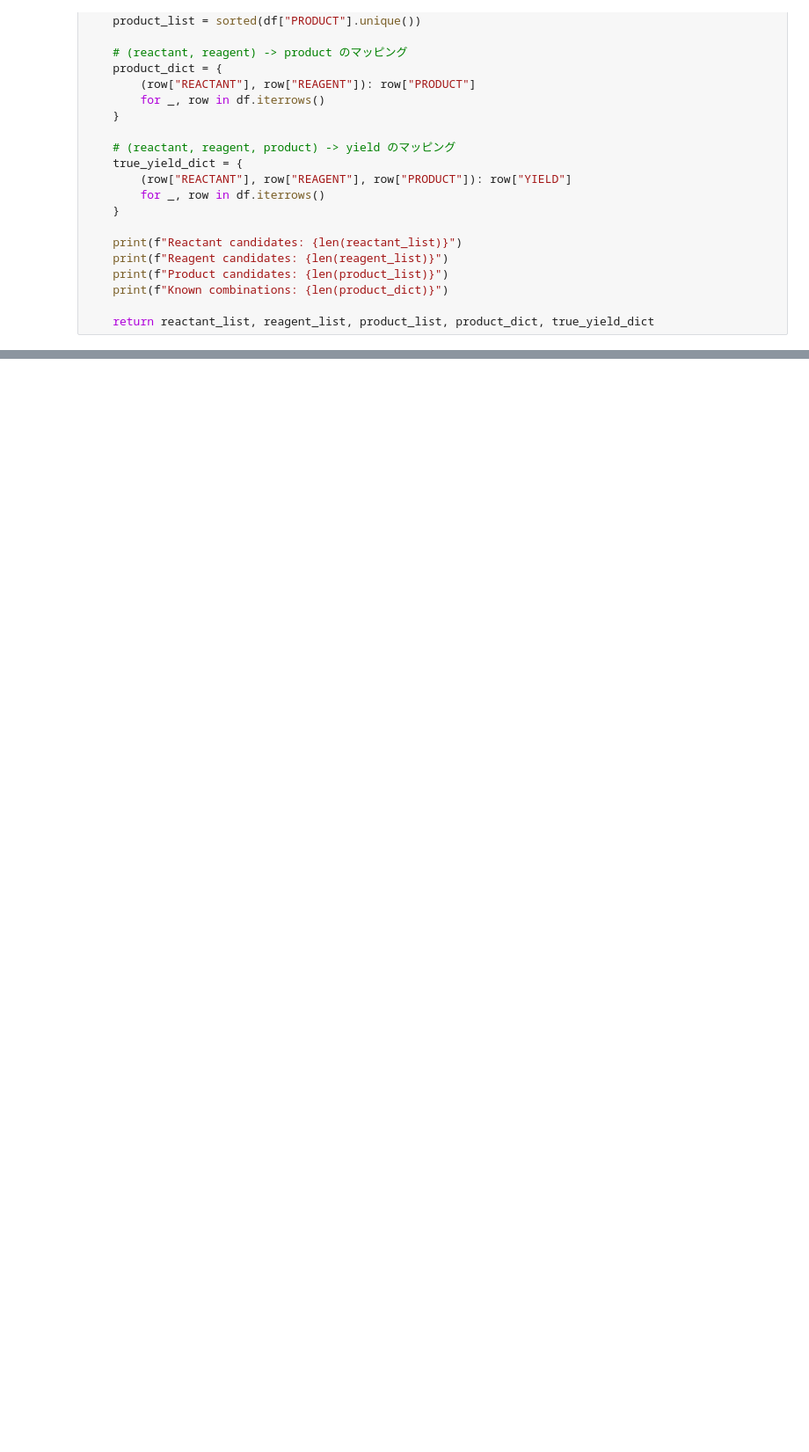
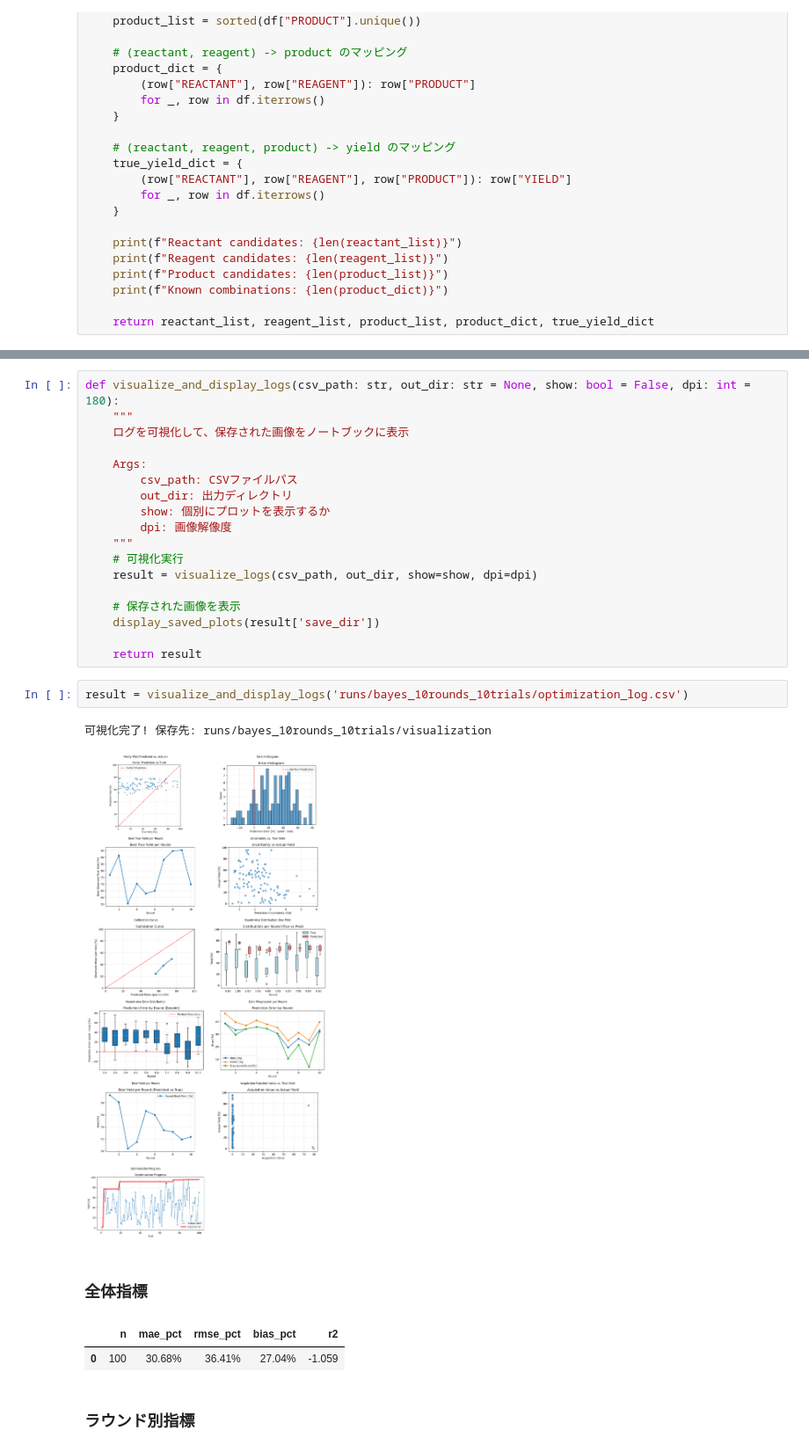
Before and after one commit to kazumasa-okamoto/ReactionT5-bo-yield, a Jupyter notebook: bo_yield.ipynb, the cells around one changed output, grey strips where cells are left out. Shown at 88% size. Saved outputs shown, nothing was run; the diff lists cells and outputs as text; blank space fills up the shorter version.

```diff
--- a/bo_yield.ipynb
+++ b/bo_yield.ipynb
@@ -671,0 +1437,27 @@ for i, ((reactant, reagent), count) in enumerate(top_combos, 1):
+# %%
+def visualize_and_display_logs(csv_path: str, out_dir: str = None, show: bool = False, dpi: int = 180):
+    """
+    ログを可視化して、保存された画像をノートブックに表示
+
+    Args:
+        csv_path: CSVファイルパス
+        out_dir: 出力ディレクトリ
+        show: 個別にプロットを表示するか
+        dpi: 画像解像度
+    """
+    # 可視化実行
+    result = visualize_logs(csv_path, out_dir, show=show, dpi=dpi)
+
+    # 保存された画像を表示
+    display_saved_plots(result['save_dir'])
+
+    return result
+# %%
+result = visualize_and_display_logs('runs/bayes_10rounds_10trials/optimization_log.csv')
+# %% [output]
+可視化完了! 保存先: runs/bayes_10rounds_10trials/visualization
+[figure, added]
+全体指標
+|  | n | mae_pct | rmse_pct | bias_pct | r2 |
+| 0 | 100 | 30.68% | 36.41% | 27.04% | -1.059 |
+ラウンド別指標
```
Also changed, not shown: parts of 19 cells of this notebook, 9 other files.
